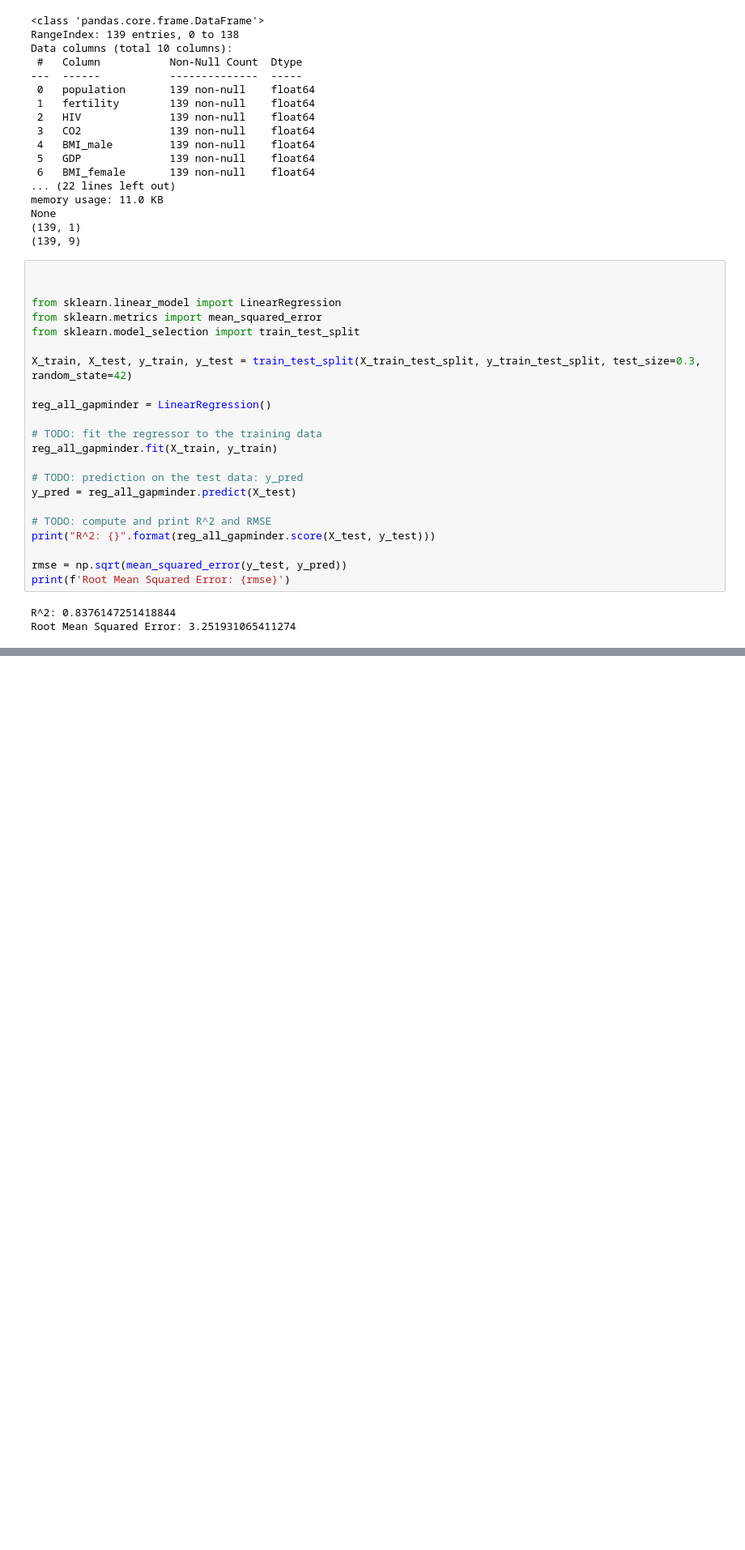
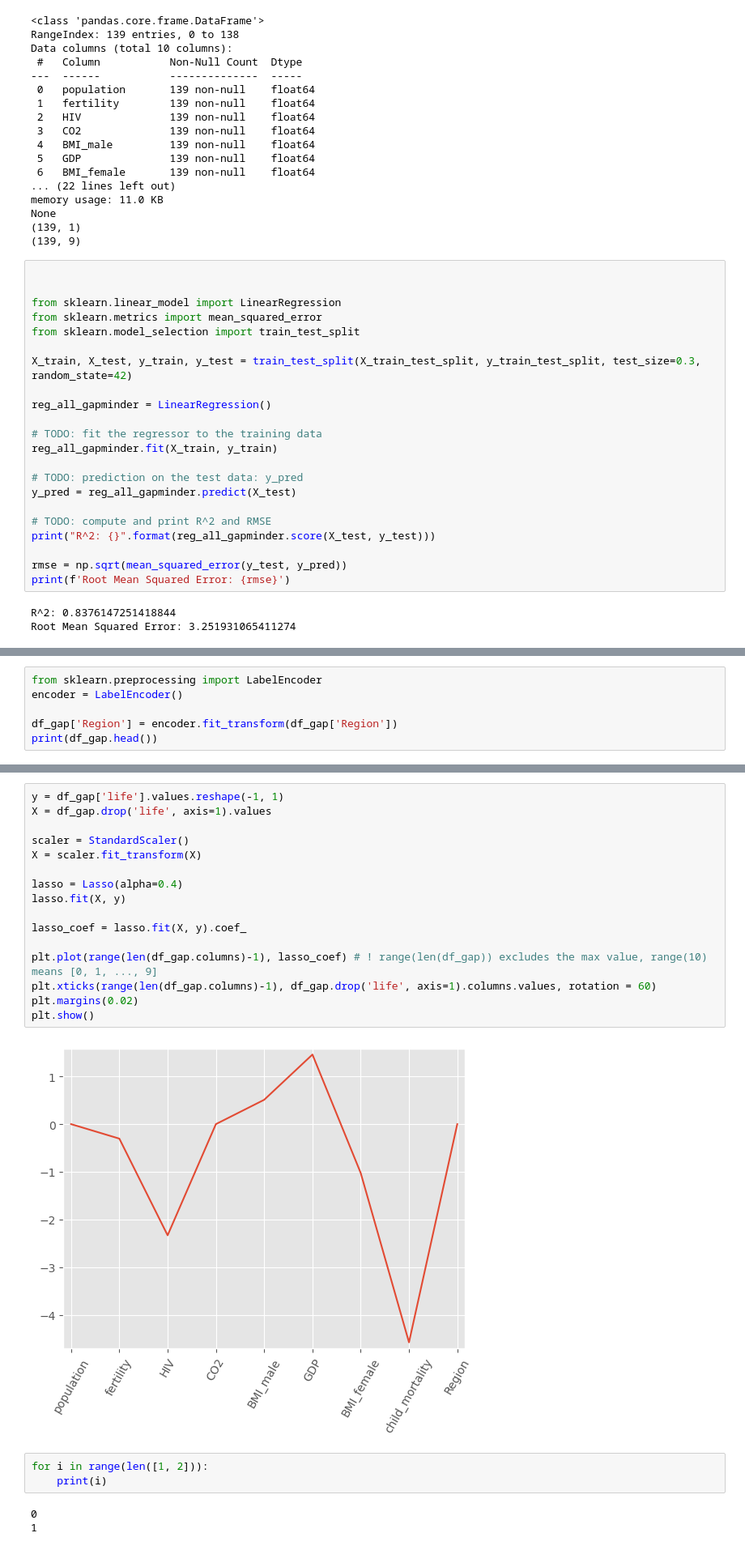
Before and after one commit to Wanjin5508/DataScience, a Jupyter notebook: machine_learning_with_scikit_learn/supervised_learning_with_sklearn.ipynb, the cells around one changed output, grey strips where cells are left out. Shown: that part at 81% size. Saved outputs shown, nothing was run; the diff lists cells and outputs as text; blank space fills up the shorter version.

```diff
--- a/machine_learning_with_scikit_learn/supervised_learning_with_sklearn.ipynb
+++ b/machine_learning_with_scikit_learn/supervised_learning_with_sklearn.ipynb
@@ -650,0 +779,6 @@ Root Mean Squared Error: 3.251931065411274
+# %%
+from sklearn.preprocessing import LabelEncoder
+encoder = LabelEncoder()
+
+df_gap['Region'] = encoder.fit_transform(df_gap['Region'])
+print(df_gap.head())
@@ -650,0 +799,24 @@ Root Mean Squared Error: 3.251931065411274
+# %%
+y = df_gap['life'].values.reshape(-1, 1)
+X = df_gap.drop('life', axis=1).values
+
+scaler = StandardScaler()
+X = scaler.fit_transform(X)
+
+lasso = Lasso(alpha=0.4)
+lasso.fit(X, y)
+
+lasso_coef = lasso.fit(X, y).coef_
+
+plt.plot(range(len(df_gap.columns)-1), lasso_coef) # ! range(len(df_gap)) excludes the max value, range(10) means [0, 1, ..., 9]
+plt.xticks(range(len(df_gap.columns)-1), df_gap.drop('life', axis=1).columns.values, rotation = 60)
+plt.margins(0.02)
+plt.show()
+# %% [output]
+[figure, added]
+# %%
+for i in range(len([1, 2])):
+    print(i)
+# %% [output]
+0
+1
```
Also changed, not shown: parts of 13 cells of this notebook.
